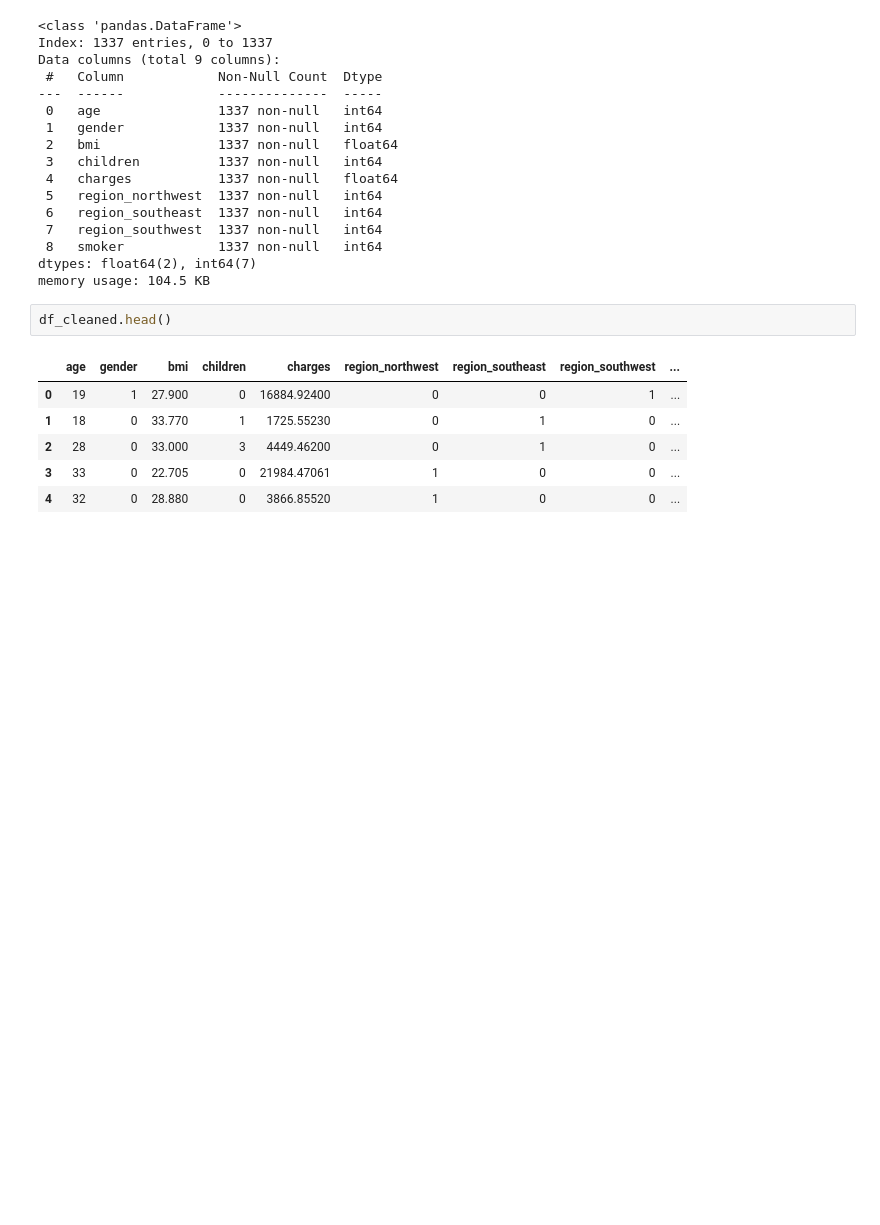
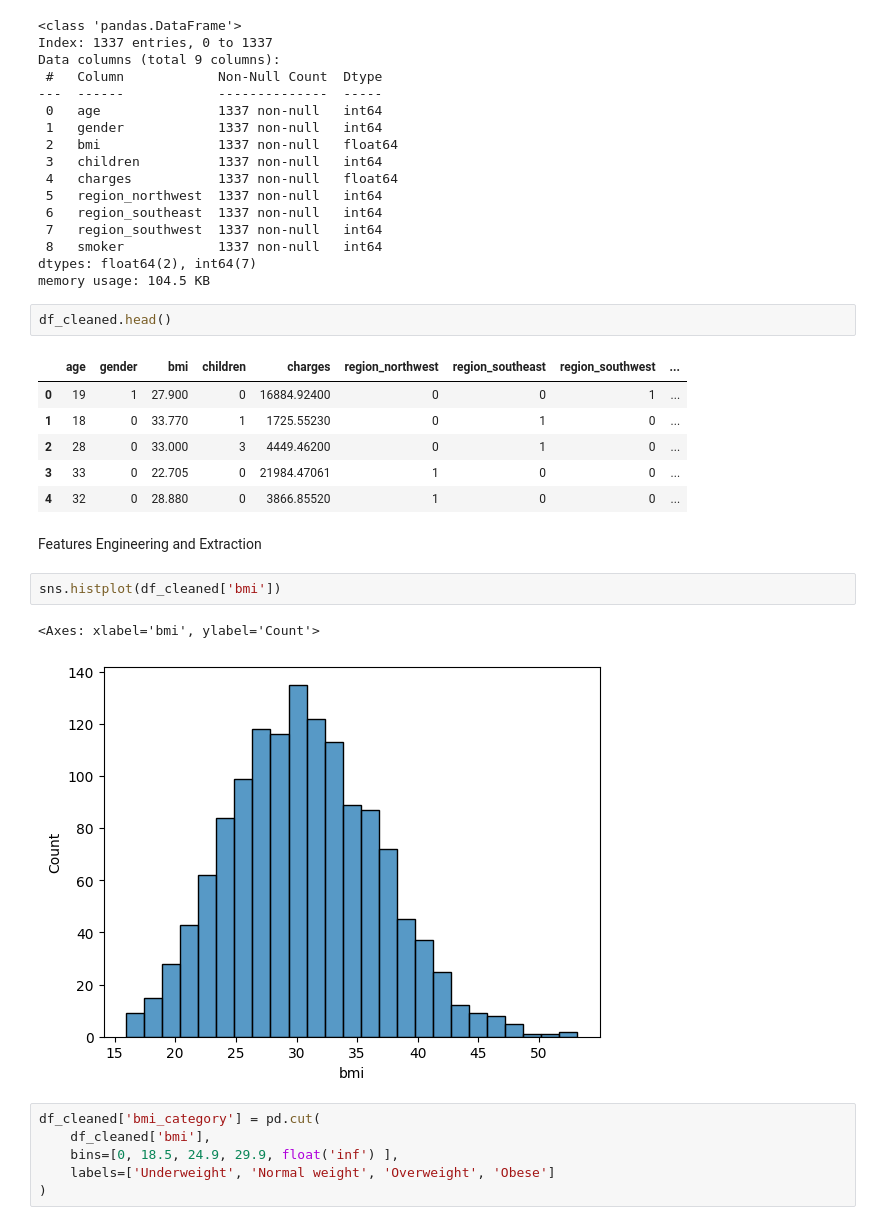
Before and after one commit to altafshaikh7/machine-learning, a Jupyter notebook: lectureNo1/learn1/insurance.ipynb, the cells around one changed output. Cells and saved outputs as stored; diff of their text form; blank space fills up the shorter version.

Commit message:
Feature Engineering

```diff
--- a/lectureNo1/learn1/insurance.ipynb
+++ b/lectureNo1/learn1/insurance.ipynb
@@ -441,3 +441,16 @@ df_cleaned.head()
 | 2 | 28 | 0 | 33.000 | 3 | 4449.46200 | 0 | 1 | 0 | ... |
 | 3 | 33 | 0 | 22.705 | 0 | 21984.47061 | 1 | 0 | 0 | ... |
 | 4 | 32 | 0 | 28.880 | 0 | 3866.85520 | 1 | 0 | 0 | ... |
+# %% [markdown]
+Features Engineering and Extraction
+# %%
+sns.histplot(df_cleaned['bmi'])
+# %% [output]
+<Axes: xlabel='bmi', ylabel='Count'>
+[figure, added]
+# %%
+df_cleaned['bmi_category'] = pd.cut(
+    df_cleaned['bmi'],
+    bins=[0, 18.5, 24.9, 29.9, float('inf') ],
+    labels=['Underweight', 'Normal weight', 'Overweight', 'Obese']
+)
```
Also changed, not shown: parts of 21 cells of this notebook.
